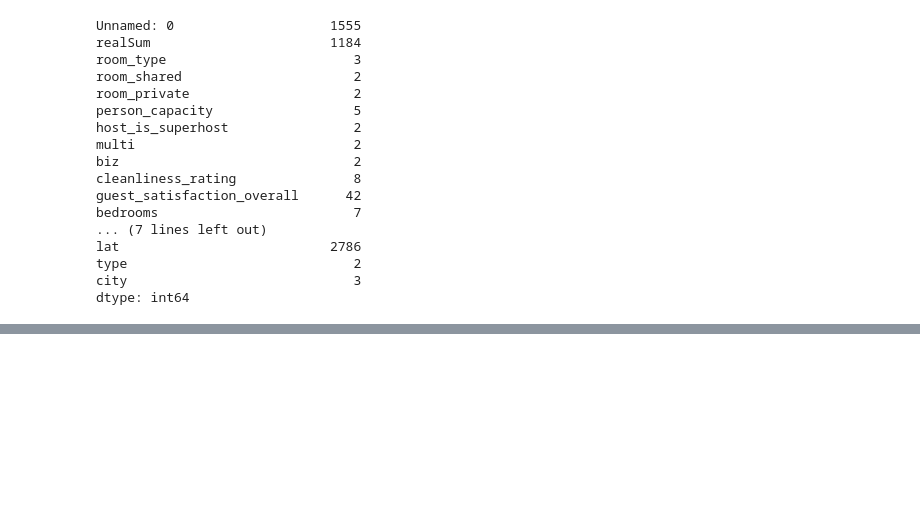
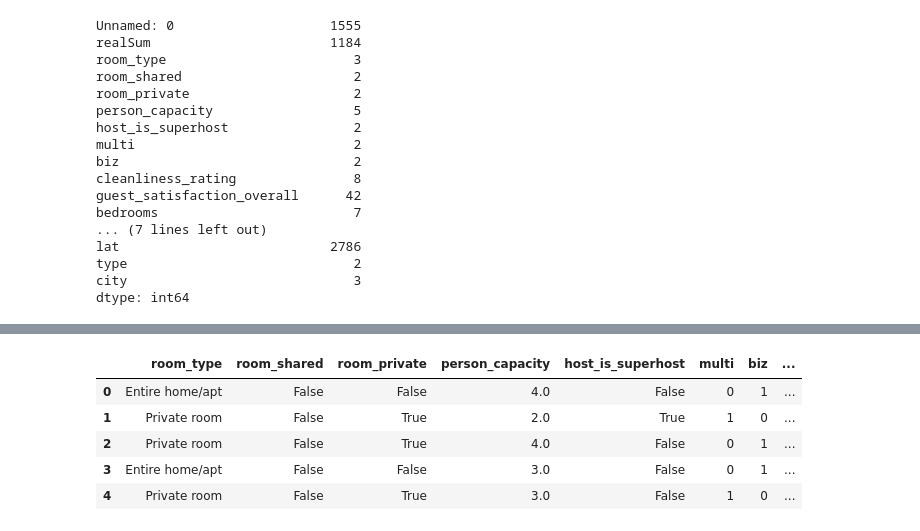
Before and after one commit to isabellimrqs/price-regression, a Jupyter notebook: case.ipynb, the cells around one changed output, grey strips where cells are left out. Cells and saved outputs as stored; diff of their text form; code cells hidden in the pictures; blank space fills up the shorter version.

```diff
--- a/case.ipynb
+++ b/case.ipynb
@@ -182,0 +232,9 @@ categorical
+# %%
+df[categorical].head()
+# %% [output]
+|  | room_type | room_shared | room_private | person_capacity | host_is_superhost | multi | biz | ... |
+| 0 | Entire home/apt | False | False | 4.0 | False | 0 | 1 | ... |
+| 1 | Private room | False | True | 2.0 | True | 1 | 0 | ... |
+| 2 | Private room | False | True | 4.0 | False | 0 | 1 | ... |
+| 3 | Entire home/apt | False | False | 3.0 | False | 0 | 1 | ... |
+| 4 | Private room | False | True | 3.0 | False | 1 | 0 | ... |
```
Also changed, not shown: parts of 7 cells of this notebook.
